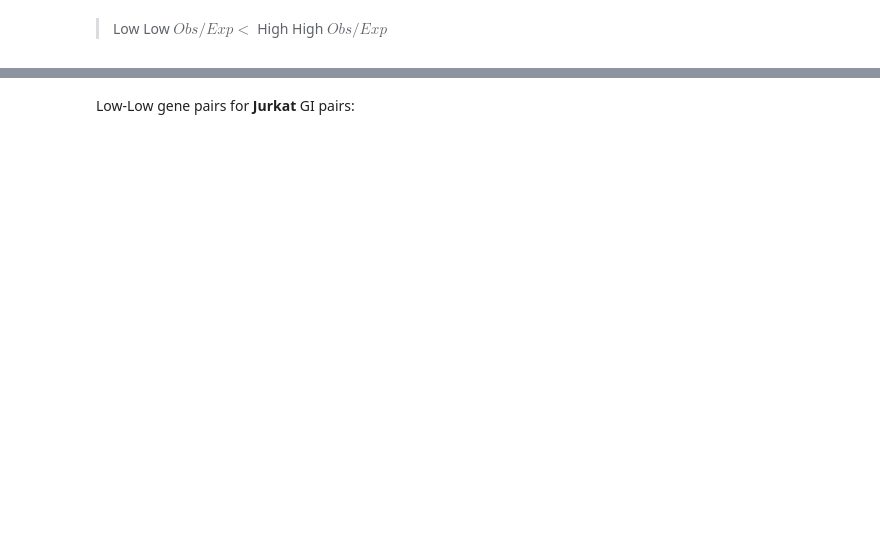
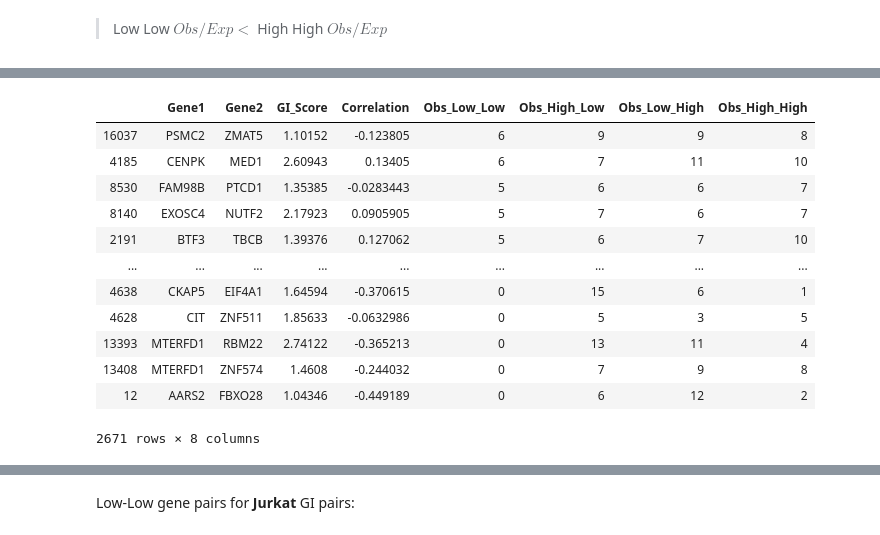
Before and after one commit to goodarzilab/Abe, a Jupyter notebook: Projects/Patient_GI/notebook.ipynb, the cells around one changed output, grey strips where cells are left out. Cells and saved outputs as stored; diff of their text form; code cells hidden in the pictures; blank space fills up the shorter version.

```diff
--- a/Projects/Patient_GI/notebook.ipynb
+++ b/Projects/Patient_GI/notebook.ipynb
@@ -322,0 +212,20 @@ stat_test_plot(test,r_test)
+# %%
+test_res[
+    (test_res.Obs_Low_Low < test_res.Obs_High_High) &
+    (test_res.Obs_Low_Low < test_res.Obs_Low_High) &
+    (test_res.Obs_Low_Low < test_res.Obs_High_Low)
+].sort_values('Obs_Low_Low', ascending = False)
+# %% [output]
+|  | Gene1 | Gene2 | GI_Score | Correlation | Obs_Low_Low | Obs_High_Low | Obs_Low_High | Obs_High_High |
+| 16037 | PSMC2 | ZMAT5 | 1.10152 | -0.123805 | 6 | 9 | 9 | 8 |
+| 4185 | CENPK | MED1 | 2.60943 | 0.13405 | 6 | 7 | 11 | 10 |
+| 8530 | FAM98B | PTCD1 | 1.35385 | -0.0283443 | 5 | 6 | 6 | 7 |
+| 8140 | EXOSC4 | NUTF2 | 2.17923 | 0.0905905 | 5 | 7 | 6 | 7 |
+| 2191 | BTF3 | TBCB | 1.39376 | 0.127062 | 5 | 6 | 7 | 10 |
+| ... | ... | ... | ... | ... | ... | ... | ... | ... |
+| 4638 | CKAP5 | EIF4A1 | 1.64594 | -0.370615 | 0 | 15 | 6 | 1 |
+| 4628 | CIT | ZNF511 | 1.85633 | -0.0632986 | 0 | 5 | 3 | 5 |
+| 13393 | MTERFD1 | RBM22 | 2.74122 | -0.365213 | 0 | 13 | 11 | 4 |
+| 13408 | MTERFD1 | ZNF574 | 1.4608 | -0.244032 | 0 | 7 | 9 | 8 |
+| 12 | AARS2 | FBXO28 | 1.04346 | -0.449189 | 0 | 6 | 12 | 2 |
+2671 rows × 8 columns
```
Also changed, not shown: parts of 29 cells of this notebook.
